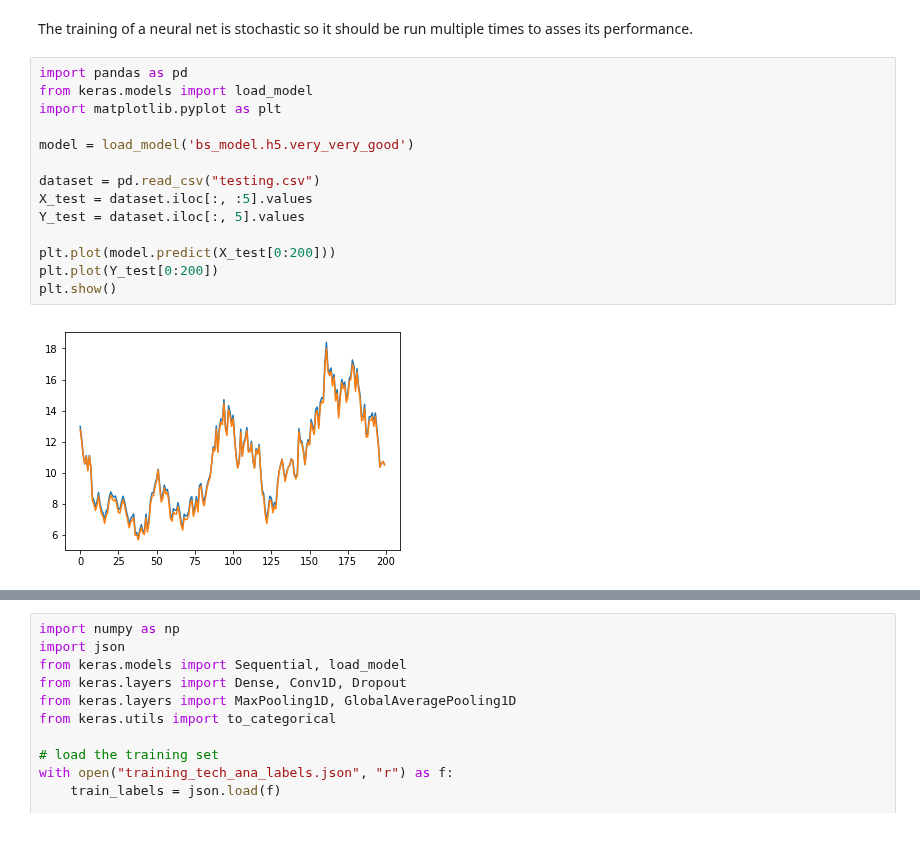
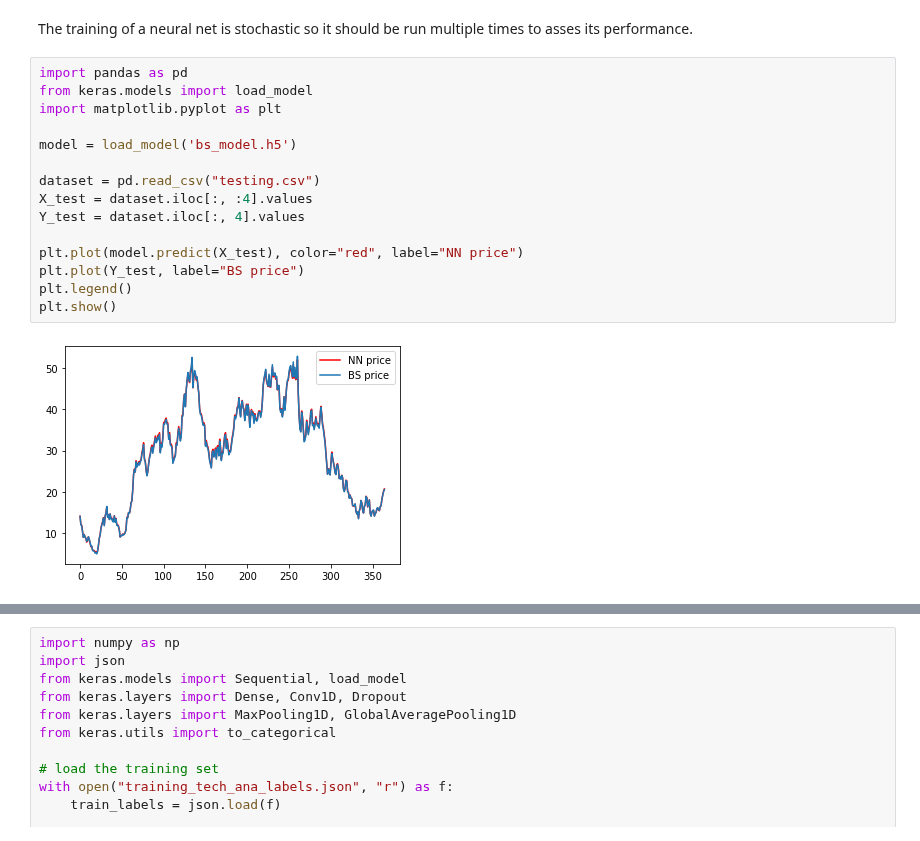
Before and after one commit to matteosan1/finance_course, a Jupyter notebook: lesson10/lecture_10.ipynb, the cells around one changed output, grey strips where cells are left out. Cells and saved outputs as stored; diff of their text form.

```diff
--- a/lesson10/lecture_10.ipynb
+++ b/lesson10/lecture_10.ipynb
@@ -206,16 +206,17 @@ The training of a neural net is stochastic so it should be run multiple times to
 # %%
 import pandas as pd
 from keras.models import load_model
 import matplotlib.pyplot as plt
 
-model = load_model('bs_model.h5.very_very_good')
+model = load_model('bs_model.h5')
 
 dataset = pd.read_csv("testing.csv")
-X_test = dataset.iloc[:, :5].values
-Y_test = dataset.iloc[:, 5].values
+X_test = dataset.iloc[:, :4].values
+Y_test = dataset.iloc[:, 4].values
 
-plt.plot(model.predict(X_test[0:200]))
-plt.plot(Y_test[0:200])
+plt.plot(model.predict(X_test), color="red", label="NN price")
+plt.plot(Y_test, label="BS price")
+plt.legend()
 plt.show()
 # %% [output]
-[figure, old version]
+[figure, new version]
```
Also changed, not shown: parts of 4 cells of this notebook, 26 other files.
